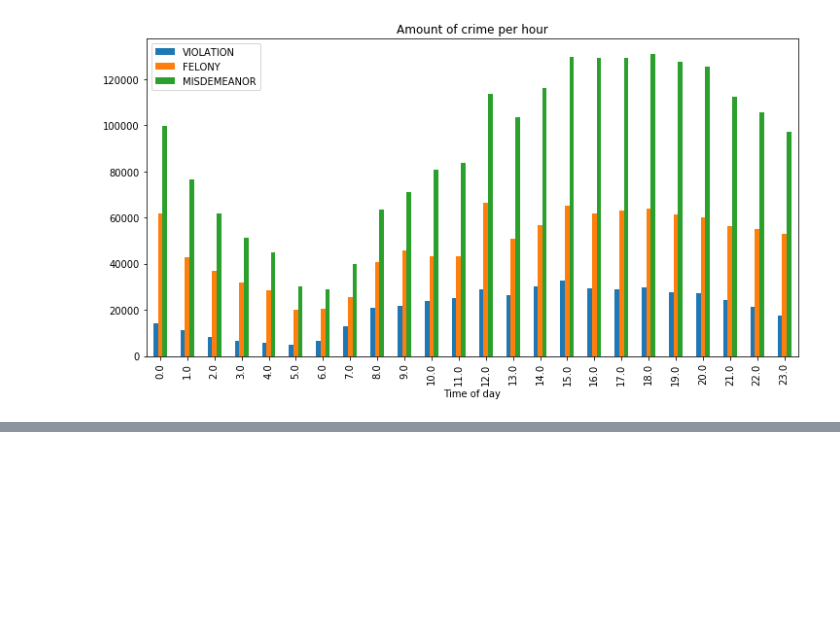
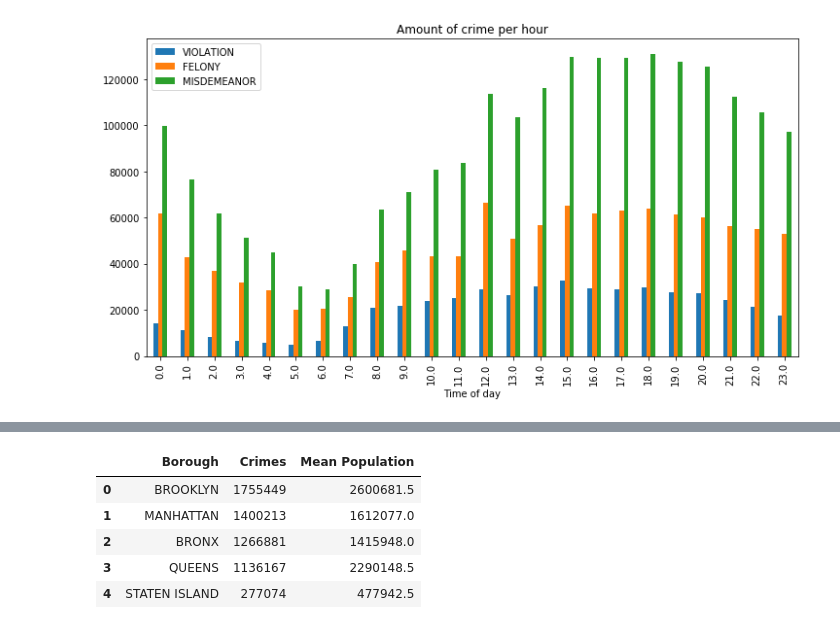
Before and after one commit to wilfy9249/Capstone-Fall-18, a Jupyter notebook: Python Notebook/NYC_Crimes_DataVisualization.ipynb, the cells around one changed output, grey strips where cells are left out. Saved outputs shown, nothing was run; the diff lists cells and outputs as text; code cells hidden in the pictures; blank space fills up the shorter version.

```diff
--- a/Python Notebook/NYC_Crimes_DataVisualization.ipynb
+++ b/Python Notebook/NYC_Crimes_DataVisualization.ipynb
@@ -126,0 +170,9 @@ plt.show()
+# %%
+boro_crimes
+# %% [output]
+|  | Borough | Crimes | Mean Population |
+| 0 | BROOKLYN | 1755449 | 2600681.5 |
+| 1 | MANHATTAN | 1400213 | 1612077.0 |
+| 2 | BRONX | 1266881 | 1415948.0 |
+| 3 | QUEENS | 1136167 | 2290148.5 |
+| 4 | STATEN ISLAND | 277074 | 477942.5 |
```
Also changed, not shown: parts of 11 cells of this notebook.
